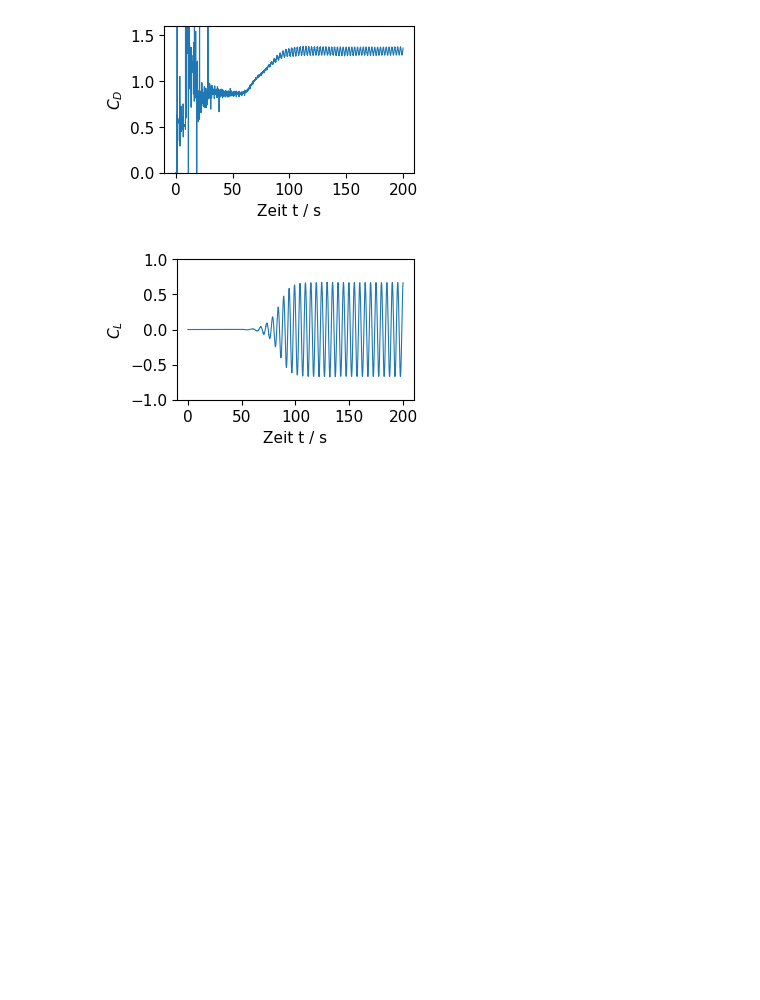
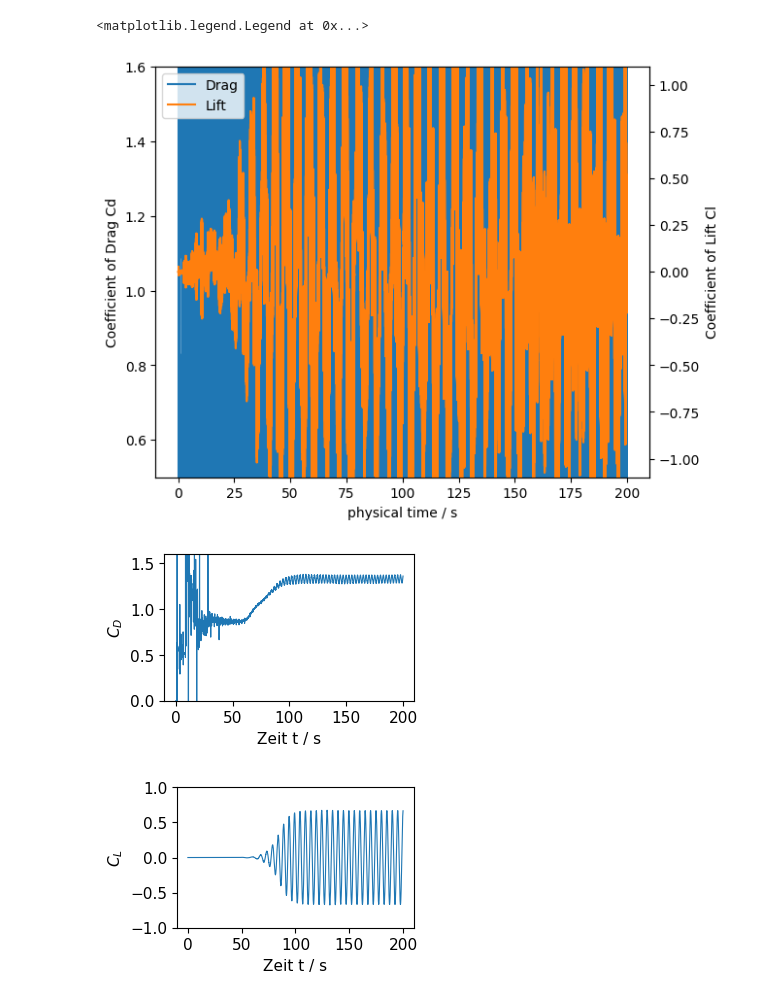
Before and after one commit to MaxBille/lettuce, a Jupyter notebook: myTest/analysis.ipynb, the cells around one changed output. Cells and saved outputs as stored; diff of their text form; code cells hidden in the pictures; blank space fills up the shorter version.

```diff
--- a/myTest/analysis.ipynb
+++ b/myTest/analysis.ipynb
@@ -122,3 +119,23 @@ ax.set_ylim([-3,3])
+# %%
+fig, ax = plt.subplots(layout="constrained")
+drag_ax = ax.plot(drag_1[:,1],drag_1[:,2], color="tab:blue", label="Drag")
+ax.set_xlabel("physical time / s")
+ax.set_ylabel("Coefficient of Drag Cd")
+ax.set_ylim([0.5,1.6])
+
+#secax = ax.secondary_xaxis('top', functions=(flow.units.convert_time_to_lu, flow.units.convert_time_to_pu))
+#secax.set_xlabel("timesteps (simulation time / LU)")
+
+ax2 = ax.twinx()
+lift_ax = ax2.plot(lift_1[:,1],lift_1[:,2], color="tab:orange", label="Lift")
+ax2.set_ylabel("Coefficient of Lift Cl")
+ax2.set_ylim([-1.1,1.1])
+
+
+fig.legend(loc="upper left", bbox_to_anchor=(0,1), bbox_transform=ax.transAxes)
+# %% [output]
+<matplotlib.legend.Legend at 0x...>
+[figure, added]
 # %%
 # Re200, GPD50, DPY50
 drag = np.loadtxt("/home/mbille/Desktop/drag_coefficient.txt")
```
Also changed, not shown: parts of 8 cells of this notebook, 1 other file.
